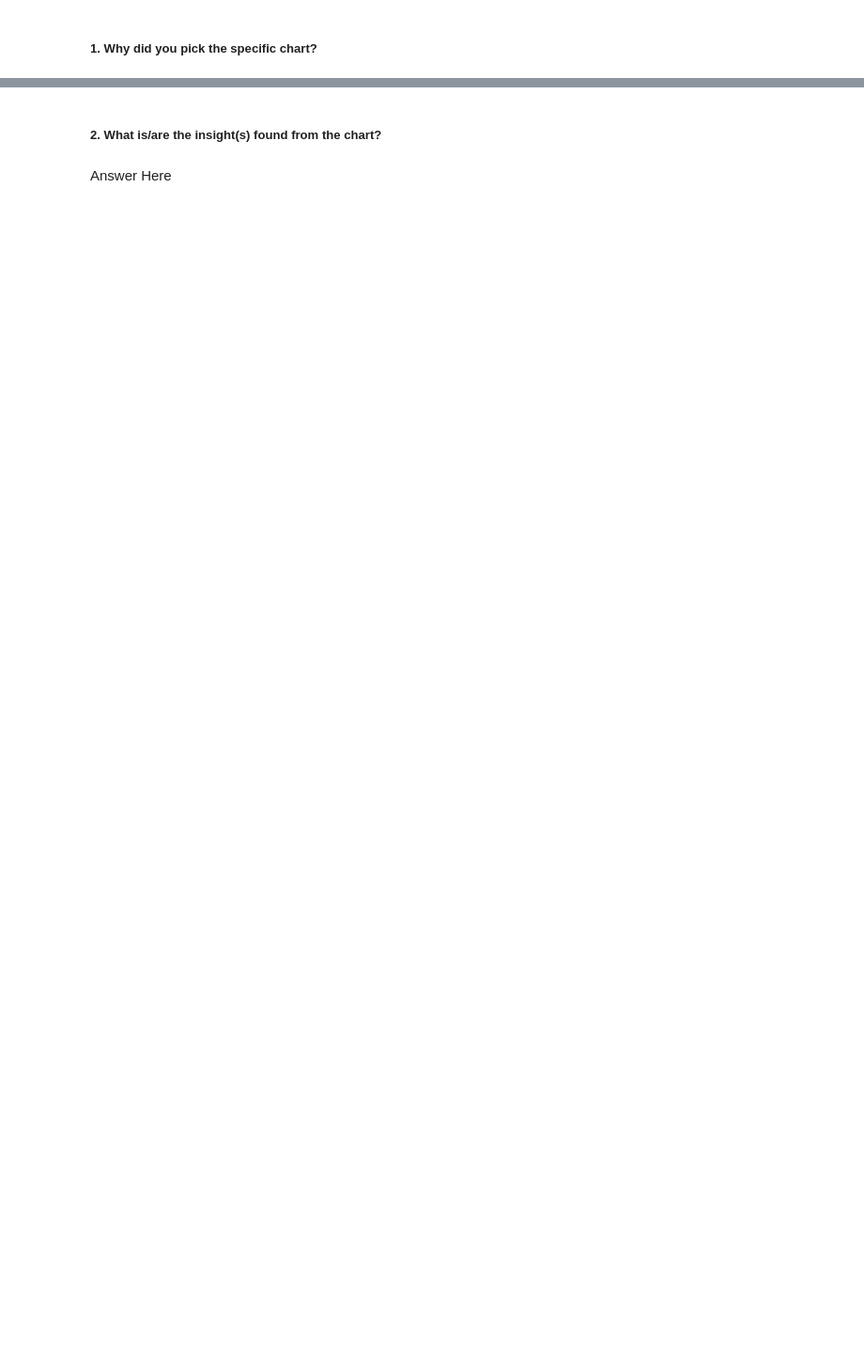
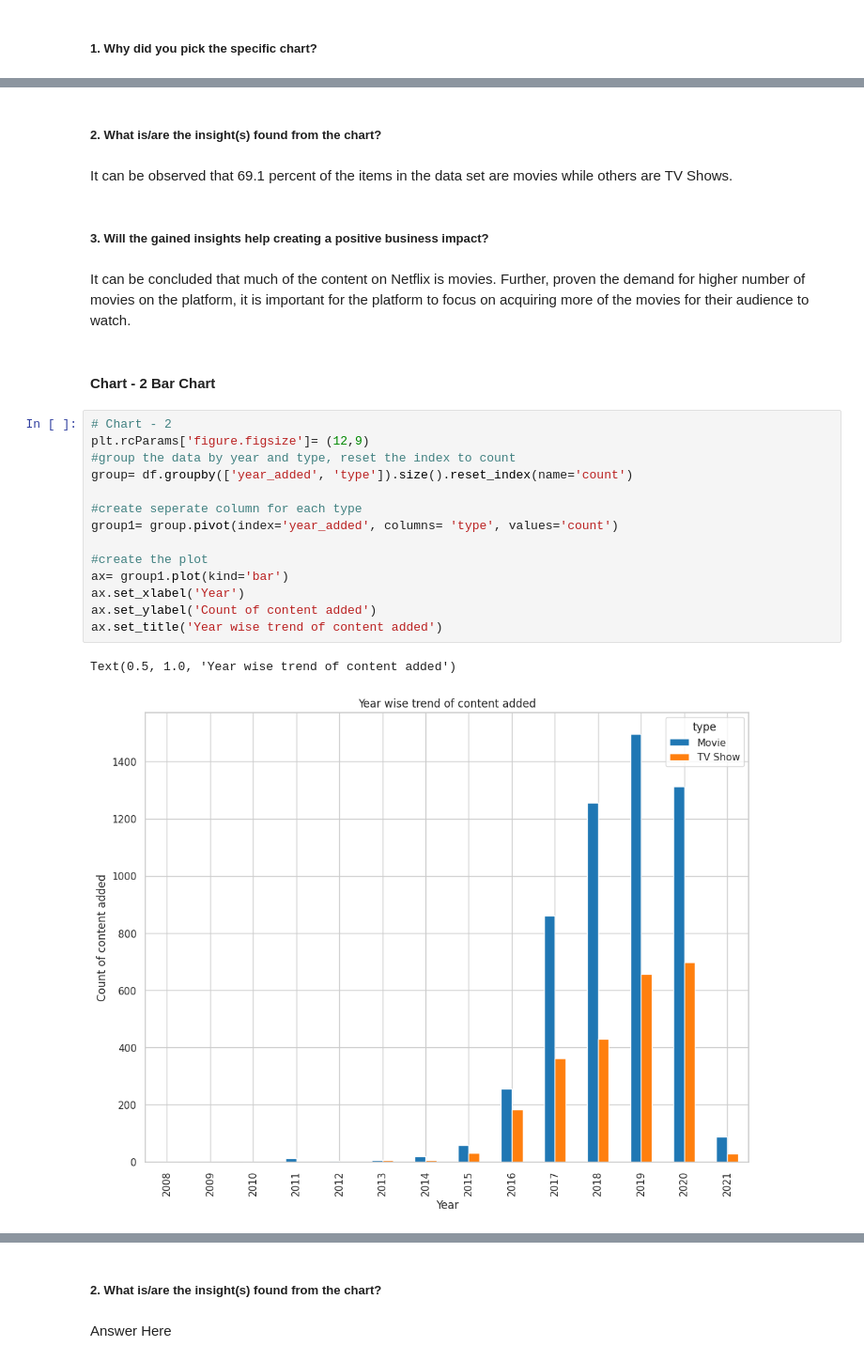
Before and after one commit to Sanjeevhegde009/Netflix-Movies-and-TV-Shows-Clustering, a Jupyter notebook: Netflix_Movies_Clustering.ipynb, the cells around one changed output, grey strips where cells are left out. Shown at 94% size. Drawn from its saved outputs; the diff is of its cells as text; blank space fills up the shorter version.

```diff
--- a/Netflix_Movies_Clustering.ipynb
+++ b/Netflix_Movies_Clustering.ipynb
@@ -465,0 +462,27 @@ df.head()
+# %% [markdown]
+##### 2. What is/are the insight(s) found from the chart?
+# %% [markdown]
+It can be observed that 69.1 percent of the items in the data set are movies while others are TV Shows.
+# %% [markdown]
+##### 3. Will the gained insights help creating a positive business impact?
+# %% [markdown]
+It can be concluded that much of the content on Netflix is movies. Further, proven the demand for higher number of movies on the platform, it is important for the platform to focus on acquiring more of the movies for their audience to watch.
+# %% [markdown]
+#### Chart - 2  Bar Chart
+# %%
+# Chart - 2
+plt.rcParams['figure.figsize']= (12,9)
+#group the data by year and type, reset the index to count
+group= df.groupby(['year_added', 'type']).size().reset_index(name='count')
+
+#create seperate column for each type
+group1= group.pivot(index='year_added', columns= 'type', values='count')
+
+#create the plot
+ax= group1.plot(kind='bar')
+ax.set_xlabel('Year')
+ax.set_ylabel('Count of content added')
+ax.set_title('Year wise trend of content added')
+# %% [output]
+Text(0.5, 1.0, 'Year wise trend of content added')
+[figure, added]
```
Also changed, not shown: parts of 169 cells of this notebook.
